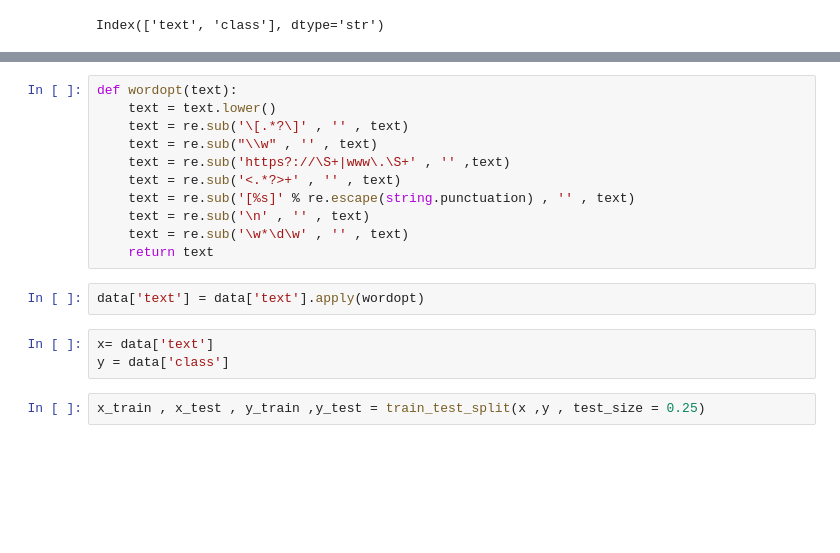
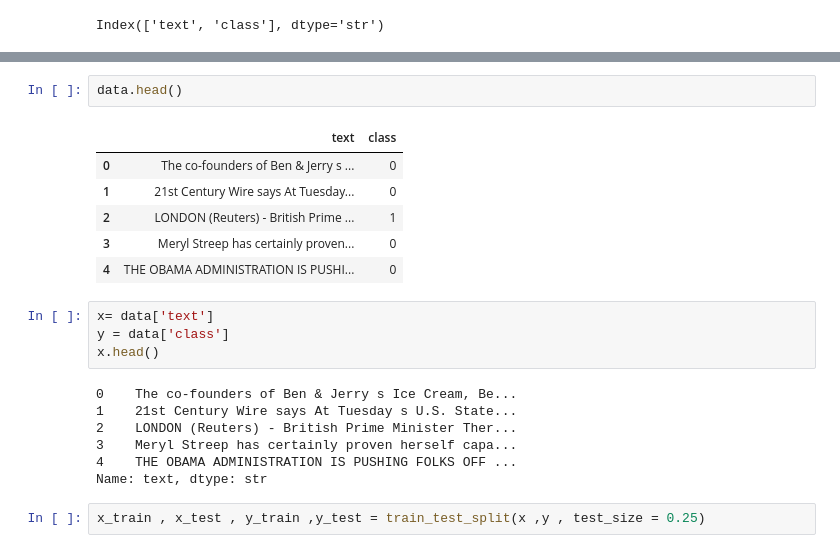
Before and after one commit to dilancodecircle-star/ML-projects-, a Jupyter notebook: fake news detection.ipynb, the cells around one changed output, grey strips where cells are left out. Drawn from its saved outputs; the diff is of its cells as text; blank space fills up the shorter version.

```diff
--- a/fake news detection.ipynb
+++ b/fake news detection.ipynb
@@ -136,18 +137,22 @@ data.head()
-# %%
-def wordopt(text):
-    text = text.lower()
-    text = re.sub('\[.*?\]' , '' , text)
-    text = re.sub("\\w" , '' , text)
-    text = re.sub('https?://\S+|www\.\S+' , '' ,text)
-    text = re.sub('<.*?>+' , '' , text)
-    text = re.sub('[%s]' % re.escape(string.punctuation) , '' , text)
-    text = re.sub('\n' , '' , text)
-    text = re.sub('\w*\d\w' , '' , text)
-    return text
 # %%
-data['text'] = data['text'].apply(wordopt)
+data.head()
+# %% [output]
+|  | text | class |
+| 0 | The co-founders of Ben & Jerry s ... | 0 |
+| 1 | 21st Century Wire says At Tuesday... | 0 |
+| 2 | LONDON (Reuters) - British Prime ... | 1 |
+| 3 | Meryl Streep has certainly proven... | 0 |
+| 4 | THE OBAMA ADMINISTRATION IS PUSHI... | 0 |
 # %%
 x= data['text']
 y = data['class']
+x.head()
+# %% [output]
+0    The co-founders of Ben & Jerry s Ice Cream, Be...
+1    21st Century Wire says At Tuesday s U.S. State...
+2    LONDON (Reuters) - British Prime Minister Ther...
+3    Meryl Streep has certainly proven herself capa...
+4    THE OBAMA ADMINISTRATION IS PUSHING FOLKS OFF ...
+Name: text, dtype: str
 # %%
 x_train , x_test , y_train ,y_test = train_test_split(x ,y , test_size = 0.25)
```
Also changed, not shown: parts of 11 cells of this notebook.
